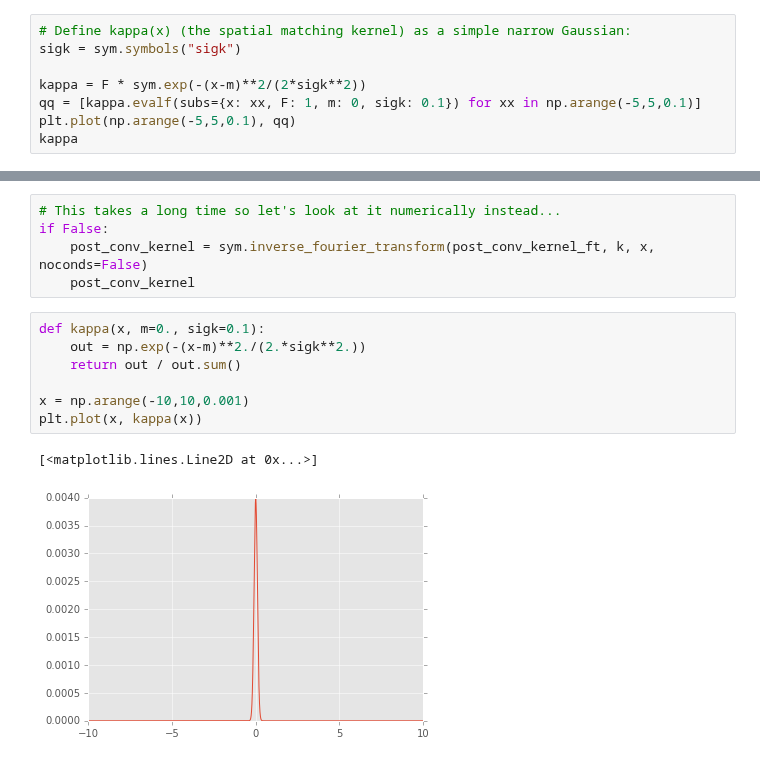
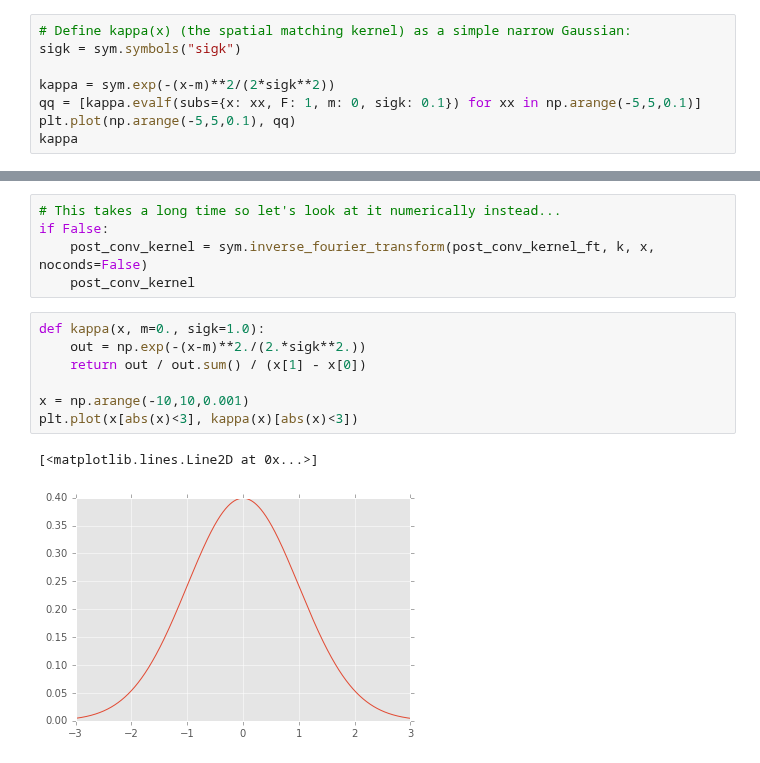
Before and after one commit to lsst-dm/diffimTests, a Jupyter notebook: 1. Understand Lupton(ZOGY) "post convolution" kernel.ipynb, the cells around one changed output, grey strips where cells are left out. Cells and saved outputs as stored; diff of their text form.

```diff
--- a/1. Understand Lupton(ZOGY) "post convolution" kernel.ipynb
+++ b/1. Understand Lupton(ZOGY) "post convolution" kernel.ipynb
@@ -108,7 +108,7 @@ plt.plot(t, signal2.real)
 # Define kappa(x) (the spatial matching kernel) as a simple narrow Gaussian:
 sigk = sym.symbols("sigk")
 
-kappa = F * sym.exp(-(x-m)**2/(2*sigk**2))
+kappa = sym.exp(-(x-m)**2/(2*sigk**2))
 qq = [kappa.evalf(subs={x: xx, F: 1, m: 0, sigk: 0.1}) for xx in np.arange(-5,5,0.1)]
 plt.plot(np.arange(-5,5,0.1), qq)
 kappa
@@ -140,13 +140,13 @@ if False:
     post_conv_kernel = sym.inverse_fourier_transform(post_conv_kernel_ft, k, x, noconds=False)
     post_conv_kernel
 # %%
-def kappa(x, m=0., sigk=0.1):
+def kappa(x, m=0., sigk=1.0):
     out = np.exp(-(x-m)**2./(2.*sigk**2.))
-    return out / out.sum()
+    return out / out.sum() / (x[1] - x[0])
 
 x = np.arange(-10,10,0.001)
-plt.plot(x, kappa(x))
+plt.plot(x[abs(x)<3], kappa(x)[abs(x)<3])
 # %% [output]
 [<matplotlib.lines.Line2D at 0x...>]
-[figure, old version]
+[figure, new version]
 # %%
```
Also changed, not shown: parts of 11 cells of this notebook.
